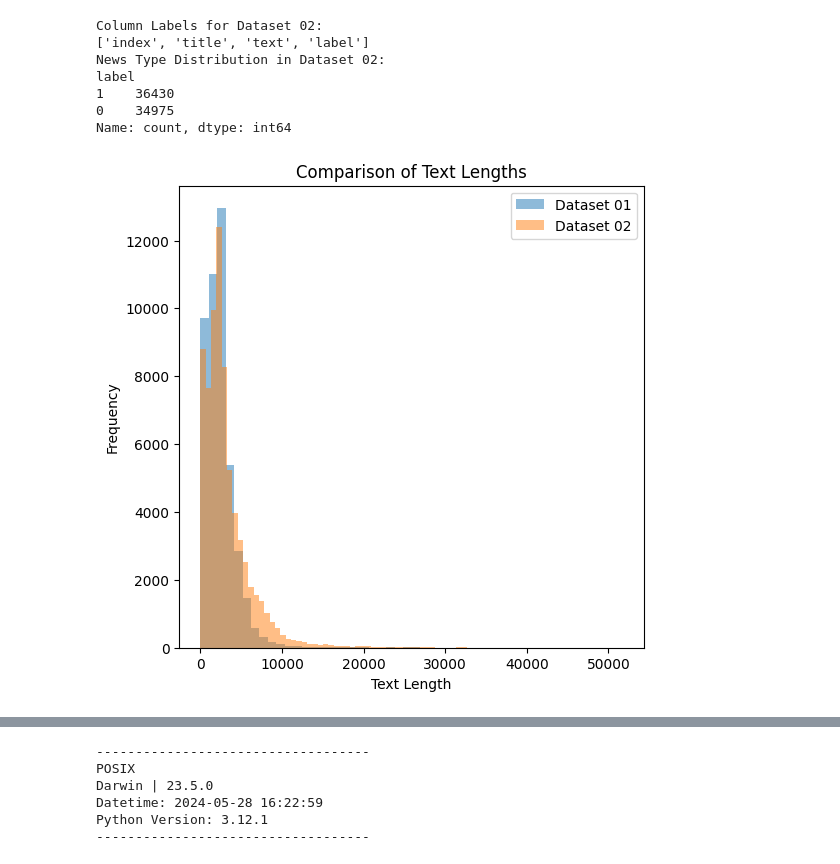
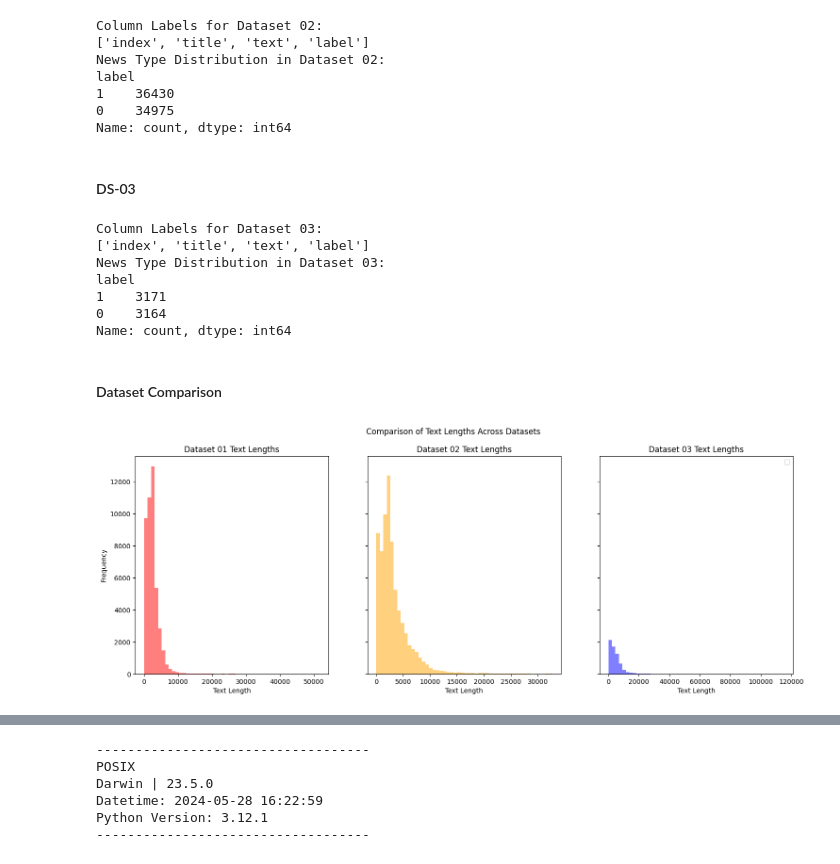
Before and after one commit to mariuzzzzzzz/news-classification, a Jupyter notebook: 2-dataset-comparison.ipynb, the cells around one changed output, grey strips where cells are left out. Drawn from its saved outputs; the diff is of its cells as text; code cells hidden in the pictures.

```diff
--- a/2-dataset-comparison.ipynb
+++ b/2-dataset-comparison.ipynb
@@ -79,24 +79,73 @@ label
 1    36430
 0    34975
 Name: count, dtype: int64
+# %% [markdown]
+#### DS-03
+# %%
+# Load DS-03
+file_path = './raw-data/dataset-03.csv'
+dataset_03 = pd.read_csv(file_path)
+
+# Check and rename the first column to 'index' if it's not already named so
+if dataset_03.columns[0] != 'index':
+    dataset_03.columns = ['index'] + dataset_03.columns.tolist()[1:]
+
+# Ensure 'label' column is numeric (0 for FAKE and 1 for TRUE)
+dataset_03['label'] = dataset_03['label'].str.upper().map({'FAKE': 0, 'REAL': 1})
+
+# Drop rows with any missing values in these columns
+dataset_03_cleaned = dataset_03.dropna(subset=['title', 'text', 'label'])
+
+# Save the cleaned dataset
+dataset_03_cleaned.to_csv('./raw-data/dataset-03.csv', index=False)
+
+# Print column labels for dataset
+print("Column Labels for Dataset 03:")
+print(dataset_03_cleaned.columns.tolist())
+
+# Print the distribution of news types in dataset
+print("News Type Distribution in Dataset 03:")
+print(dataset_03_cleaned['label'].value_counts())
+# %% [output]
+Column Labels for Dataset 03:
+['index', 'title', 'text', 'label']
+News Type Distribution in Dataset 03:
+label
+1    3171
+0    3164
+Name: count, dtype: int64
+# %% [markdown]
+#### Dataset Comparison
 # %%
 # Load the cleaned datasets
 dataset_01 = pd.read_csv('./raw-data/dataset-01.csv')
 dataset_02 = pd.read_csv('./raw-data/dataset-02.csv')
+dataset_03 = pd.read_csv('./raw-data/dataset-03.csv')
 
 # Compare article lengths
 dataset_01['text_length'] = dataset_01['text'].apply(len)
 dataset_02['text_length'] = dataset_02['text'].apply(len)
+dataset_03['text_length'] = dataset_03['text'].apply(len)
 
-# Plotting the distributions of text lengths
-plt.figure(figsize=(6, 6))
-plt.hist(dataset_01['text_length'], bins=50, alpha=0.5, label='Dataset 01')
-plt.hist(dataset_02['text_length'], bins=50, alpha=0.5, label='Dataset 02')
-plt.title('Comparison of Text Lengths')
-plt.xlabel('Text Length')
-plt.ylabel('Frequency')
+# Plotting the distributions of text lengths side by side
+fig, axes = plt.subplots(1, 3, figsize=(18, 6), sharey=True)
+
+axes[0].hist(dataset_01['text_length'], bins=50, alpha=0.5, color='red')
+axes[0].set_title('Dataset 01 Text Lengths')
+axes[0].set_xlabel('Text Length')
+axes[0].set_ylabel('Frequency')
+
+axes[1].hist(dataset_02['text_length'], bins=50, alpha=0.5, color='orange')
+axes[1].set_title('Dataset 02 Text Lengths')
+axes[1].set_xlabel('Text Length')
+
+axes[2].hist(dataset_03['text_length'], bins=50, alpha=0.5, color='blue')
+axes[2].set_title('Dataset 03 Text Lengths')
+axes[2].set_xlabel('Text Length')
+
+plt.suptitle('Comparison of Text Lengths Across Datasets')
 plt.legend()
 plt.show()
 # %% [output]
-[figure, old version]
+[figure, new version]
 # %%
```
Also changed, not shown: parts of 5 cells of this notebook, 3 other files.
